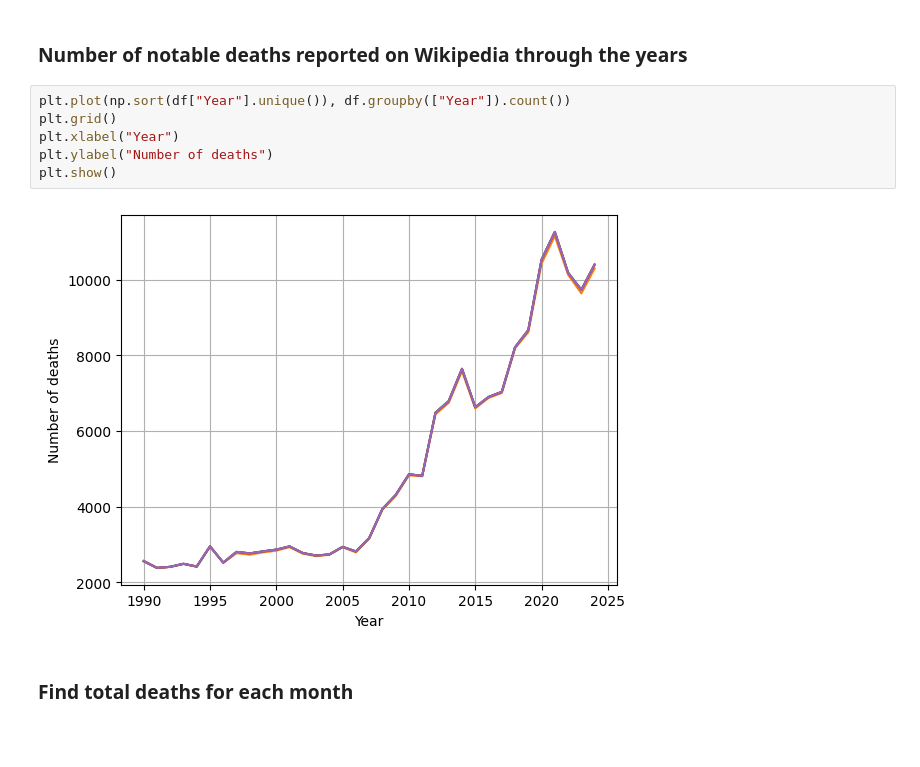
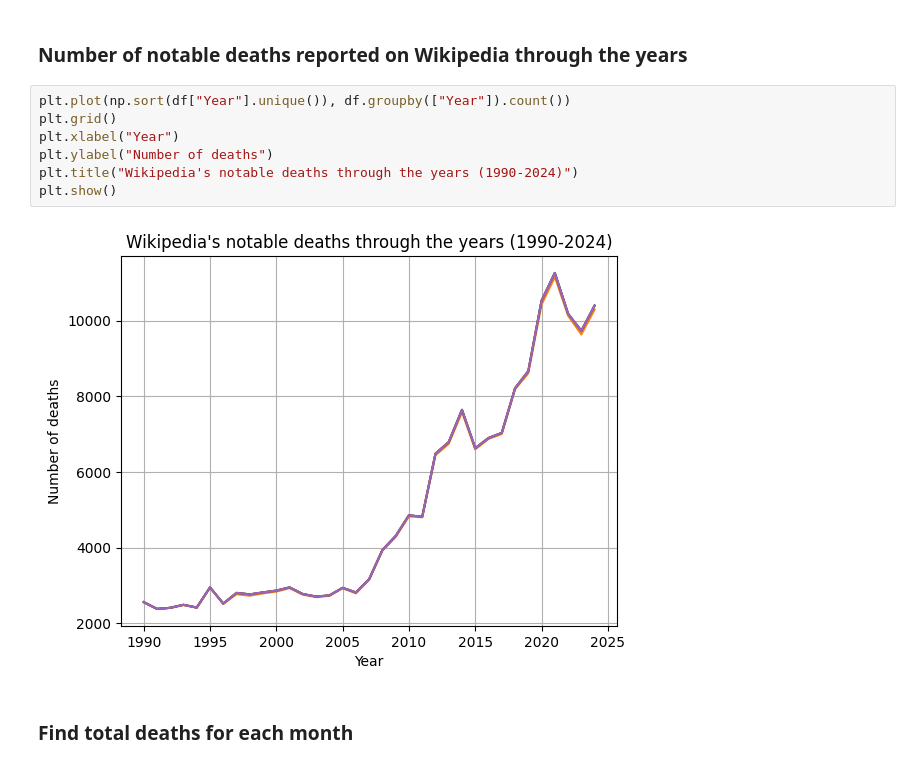
Before and after one commit to Elia9605/notable-deaths, a Jupyter notebook: an_deaths.ipynb, the cells around one changed output. Drawn from its saved outputs; the diff is of its cells as text; blank space fills up the shorter version.

Commit message:
Added new charts

```diff
--- a/an_deaths.ipynb
+++ b/an_deaths.ipynb
@@ -399,11 +399,12 @@ df[df["Age"] < 10].sample(15)
 # %%
 plt.plot(np.sort(df["Year"].unique()), df.groupby(["Year"]).count())
 plt.grid()
 plt.xlabel("Year")
 plt.ylabel("Number of deaths")
+plt.title("Wikipedia's notable deaths through the years (1990-2024)")
 plt.show()
 # %% [output]
-[figure, old version]
+[figure, new version]
 # %% [markdown]
 ### Find total deaths for each month
 # %%
```
Also changed, not shown: parts of 9 cells of this notebook.
